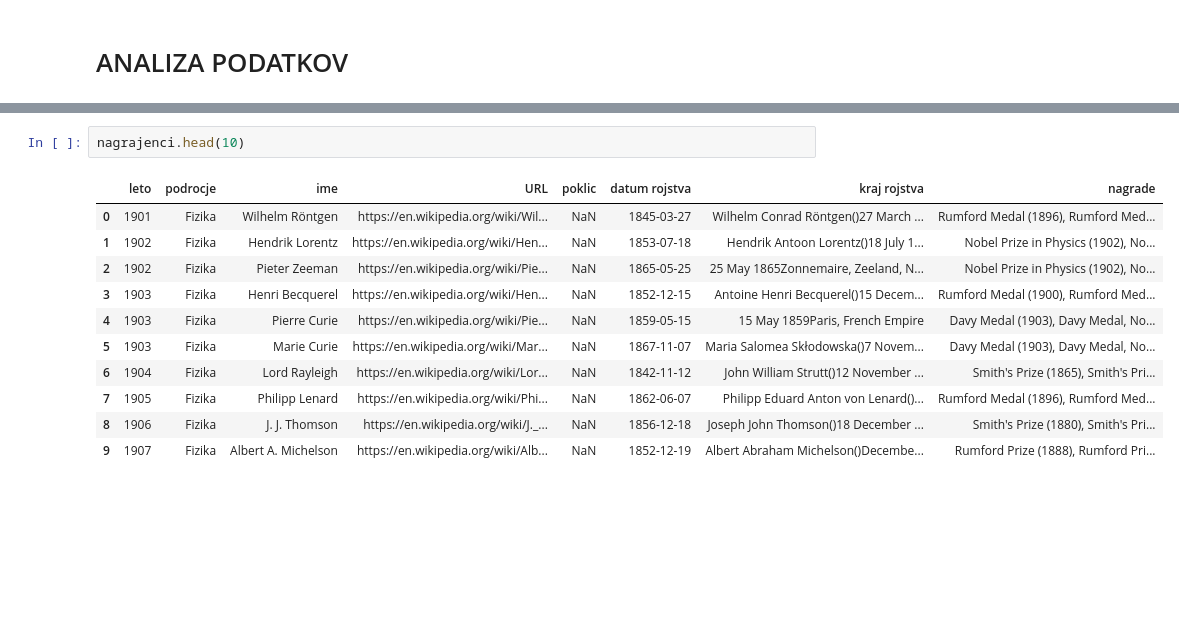
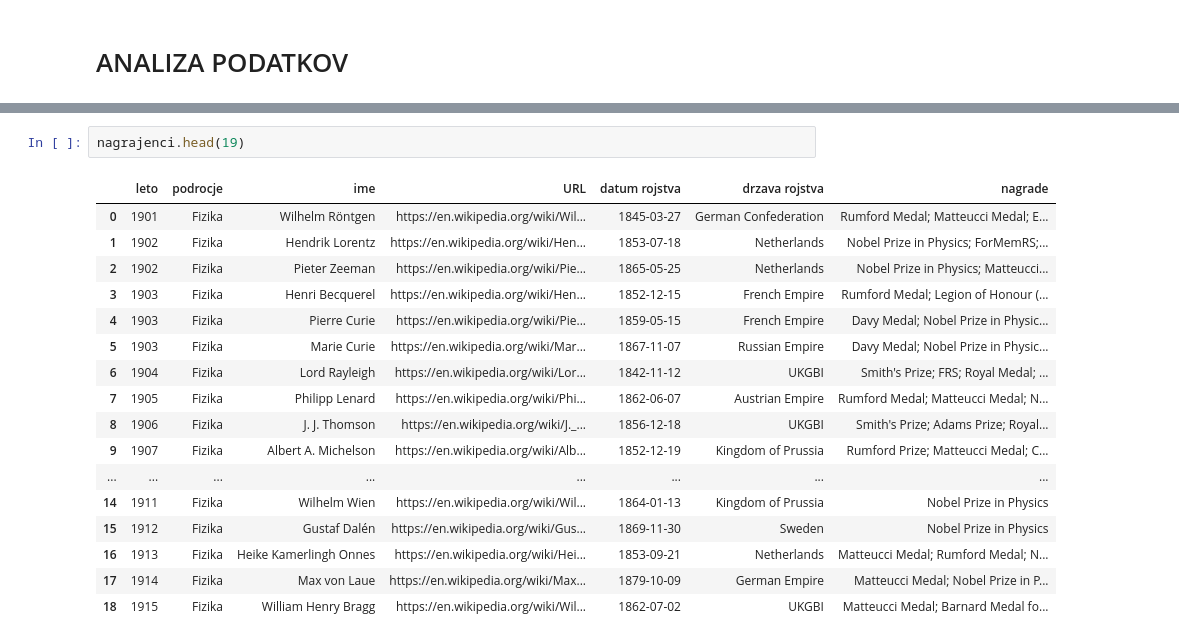
Before and after one commit to SpelaHribersek/Projektna-naloga, a Jupyter notebook: analiza_podatkov.ipynb, the cells around one changed output, grey strips where cells are left out. Saved outputs shown, nothing was run; the diff lists cells and outputs as text; blank space fills up the shorter version.

```diff
--- a/analiza_podatkov.ipynb
+++ b/analiza_podatkov.ipynb
@@ -7,17 +49,23 @@ nagrajenci = pd.read_csv("nagrajenci.csv")
 # %%
-nagrajenci.head(10)
+nagrajenci.head(19)
 # %% [output]
-|  | leto | podrocje | ime | URL | poklic | datum rojstva | kraj rojstva | nagrade |
-| 0 | 1901 | Fizika | Wilhelm Röntgen | https://en.wikipedia.org/wiki/Wil... | NaN | 1845-03-27 | Wilhelm Conrad Röntgen()27 March ... | Rumford Medal (1896), Rumford Med... |
-| 1 | 1902 | Fizika | Hendrik Lorentz | https://en.wikipedia.org/wiki/Hen... | NaN | 1853-07-18 | Hendrik Antoon Lorentz()18 July 1... | Nobel Prize in Physics (1902), No... |
-| 2 | 1902 | Fizika | Pieter Zeeman | https://en.wikipedia.org/wiki/Pie... | NaN | 1865-05-25 | 25 May 1865Zonnemaire, Zeeland, N... | Nobel Prize in Physics (1902), No... |
-| 3 | 1903 | Fizika | Henri Becquerel | https://en.wikipedia.org/wiki/Hen... | NaN | 1852-12-15 | Antoine Henri Becquerel()15 Decem... | Rumford Medal (1900), Rumford Med... |
-| 4 | 1903 | Fizika | Pierre Curie | https://en.wikipedia.org/wiki/Pie... | NaN | 1859-05-15 | 15 May 1859Paris, French Empire | Davy Medal (1903), Davy Medal, No... |
-| 5 | 1903 | Fizika | Marie Curie | https://en.wikipedia.org/wiki/Mar... | NaN | 1867-11-07 | Maria Salomea Skłodowska()7 Novem... | Davy Medal (1903), Davy Medal, No... |
-| 6 | 1904 | Fizika | Lord Rayleigh | https://en.wikipedia.org/wiki/Lor... | NaN | 1842-11-12 | John William Strutt()12 November ... | Smith's Prize (1865), Smith's Pri... |
-| 7 | 1905 | Fizika | Philipp Lenard | https://en.wikipedia.org/wiki/Phi... | NaN | 1862-06-07 | Philipp Eduard Anton von Lenard()... | Rumford Medal (1896), Rumford Med... |
-| 8 | 1906 | Fizika | J. J. Thomson | https://en.wikipedia.org/wiki/J._... | NaN | 1856-12-18 | Joseph John Thomson()18 December ... | Smith's Prize (1880), Smith's Pri... |
-| 9 | 1907 | Fizika | Albert A. Michelson | https://en.wikipedia.org/wiki/Alb... | NaN | 1852-12-19 | Albert Abraham Michelson()Decembe... | Rumford Prize (1888), Rumford Pri... |
+|  | leto | podrocje | ime | URL | datum rojstva | drzava rojstva | nagrade |
+| 0 | 1901 | Fizika | Wilhelm Röntgen | https://en.wikipedia.org/wiki/Wil... | 1845-03-27 | German Confederation | Rumford Medal; Matteucci Medal; E... |
+| 1 | 1902 | Fizika | Hendrik Lorentz | https://en.wikipedia.org/wiki/Hen... | 1853-07-18 | Netherlands | Nobel Prize in Physics; ForMemRS;... |
+| 2 | 1902 | Fizika | Pieter Zeeman | https://en.wikipedia.org/wiki/Pie... | 1865-05-25 | Netherlands | Nobel Prize in Physics; Matteucci... |
+| 3 | 1903 | Fizika | Henri Becquerel | https://en.wikipedia.org/wiki/Hen... | 1852-12-15 | French Empire | Rumford Medal; Legion of Honour (... |
+| 4 | 1903 | Fizika | Pierre Curie | https://en.wikipedia.org/wiki/Pie... | 1859-05-15 | French Empire | Davy Medal; Nobel Prize in Physic... |
+| 5 | 1903 | Fizika | Marie Curie | https://en.wikipedia.org/wiki/Mar... | 1867-11-07 | Russian Empire | Davy Medal; Nobel Prize in Physic... |
+| 6 | 1904 | Fizika | Lord Rayleigh | https://en.wikipedia.org/wiki/Lor... | 1842-11-12 | UKGBI | Smith's Prize; FRS; Royal Medal; ... |
+| 7 | 1905 | Fizika | Philipp Lenard | https://en.wikipedia.org/wiki/Phi... | 1862-06-07 | Austrian Empire | Rumford Medal; Matteucci Medal; N... |
+| 8 | 1906 | Fizika | J. J. Thomson | https://en.wikipedia.org/wiki/J._... | 1856-12-18 | UKGBI | Smith's Prize; Adams Prize; Royal... |
+| 9 | 1907 | Fizika | Albert A. Michelson | https://en.wikipedia.org/wiki/Alb... | 1852-12-19 | Kingdom of Prussia | Rumford Prize; Matteucci Medal; C... |
+| ... | ... | ... | ... | ... | ... | ... | ... |
+| 14 | 1911 | Fizika | Wilhelm Wien | https://en.wikipedia.org/wiki/Wil... | 1864-01-13 | Kingdom of Prussia | Nobel Prize in Physics |
+| 15 | 1912 | Fizika | Gustaf Dalén | https://en.wikipedia.org/wiki/Gus... | 1869-11-30 | Sweden | Nobel Prize in Physics |
+| 16 | 1913 | Fizika | Heike Kamerlingh Onnes | https://en.wikipedia.org/wiki/Hei... | 1853-09-21 | Netherlands | Matteucci Medal; Rumford Medal; N... |
+| 17 | 1914 | Fizika | Max von Laue | https://en.wikipedia.org/wiki/Max... | 1879-10-09 | German Empire | Matteucci Medal; Nobel Prize in P... |
+| 18 | 1915 | Fizika | William Henry Bragg | https://en.wikipedia.org/wiki/Wil... | 1862-07-02 | UKGBI | Matteucci Medal; Barnard Medal fo... |
 # %%
 nagrajenci.tail(10)
 # %% [output]
```
Also changed, not shown: parts of 26 cells of this notebook, 1 other file.
